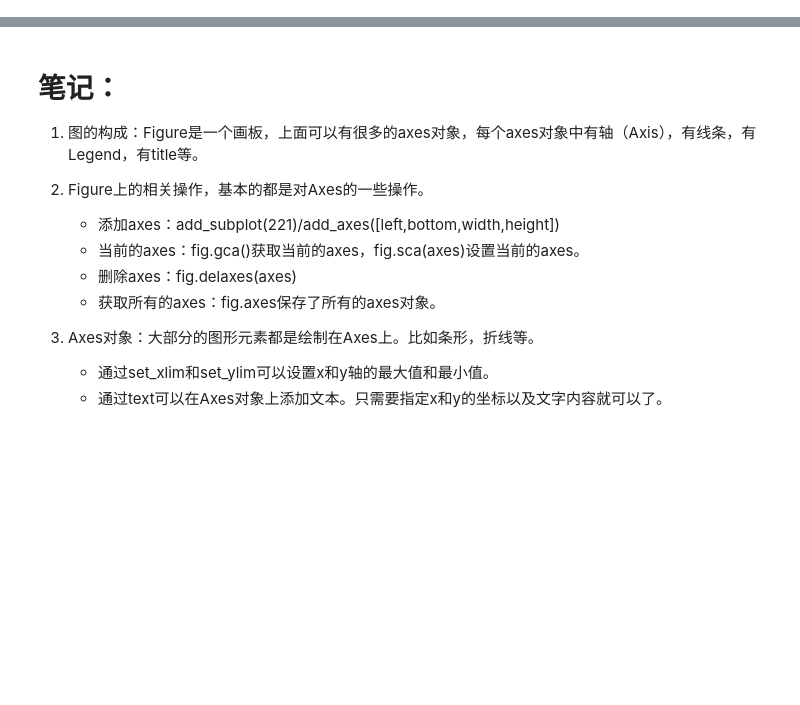
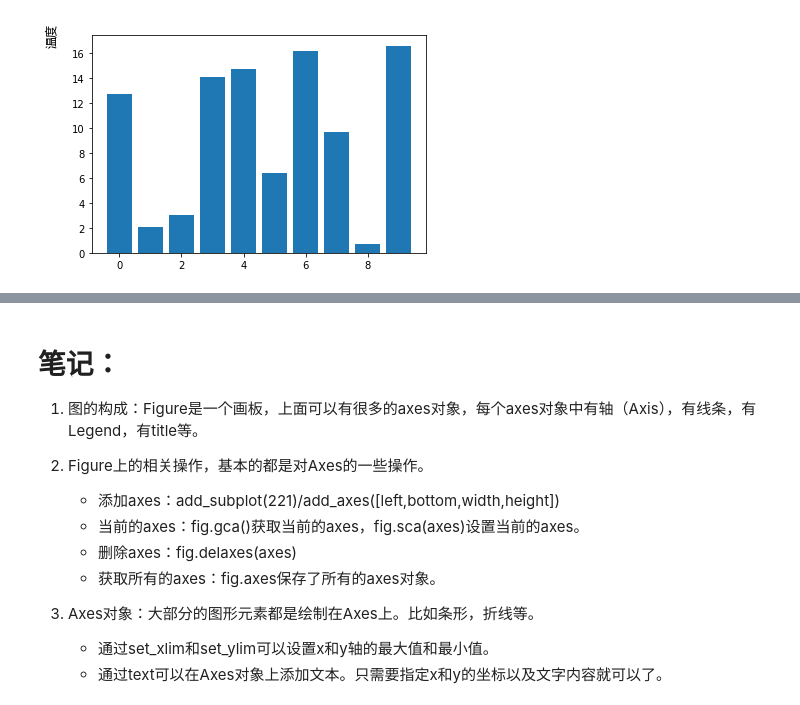
Before and after one commit to ruiliulin/llrshuju, a Jupyter notebook: Matplotlib/lesson_13 绘图分析.ipynb, the cells around one changed output, grey strips where cells are left out. Cells and saved outputs as stored; diff of their text form; code cells hidden in the pictures; blank space fills up the shorter version.

```diff
--- a/Matplotlib/lesson_13 绘图分析.ipynb
+++ b/Matplotlib/lesson_13 绘图分析.ipynb
@@ -60,0 +61,10 @@ fig.legend(prop=font, ncol=2, loc="upper center")
+# %%
+# 设置 x，y label的位置
+fig = plt.figure()
+ax1 = fig.add_subplot(111)
+ax1.bar(np.arange(10), np.random.rand(10)*20, label="温度")
+
+ax1.set_ylabel("温度", fontproperties=font)
+ax1.yaxis.set_label_coords(-0.1, 1)
+# %% [output]
+[figure, added]
```
Also changed, not shown: parts of 6 cells of this notebook, 1 other file.
